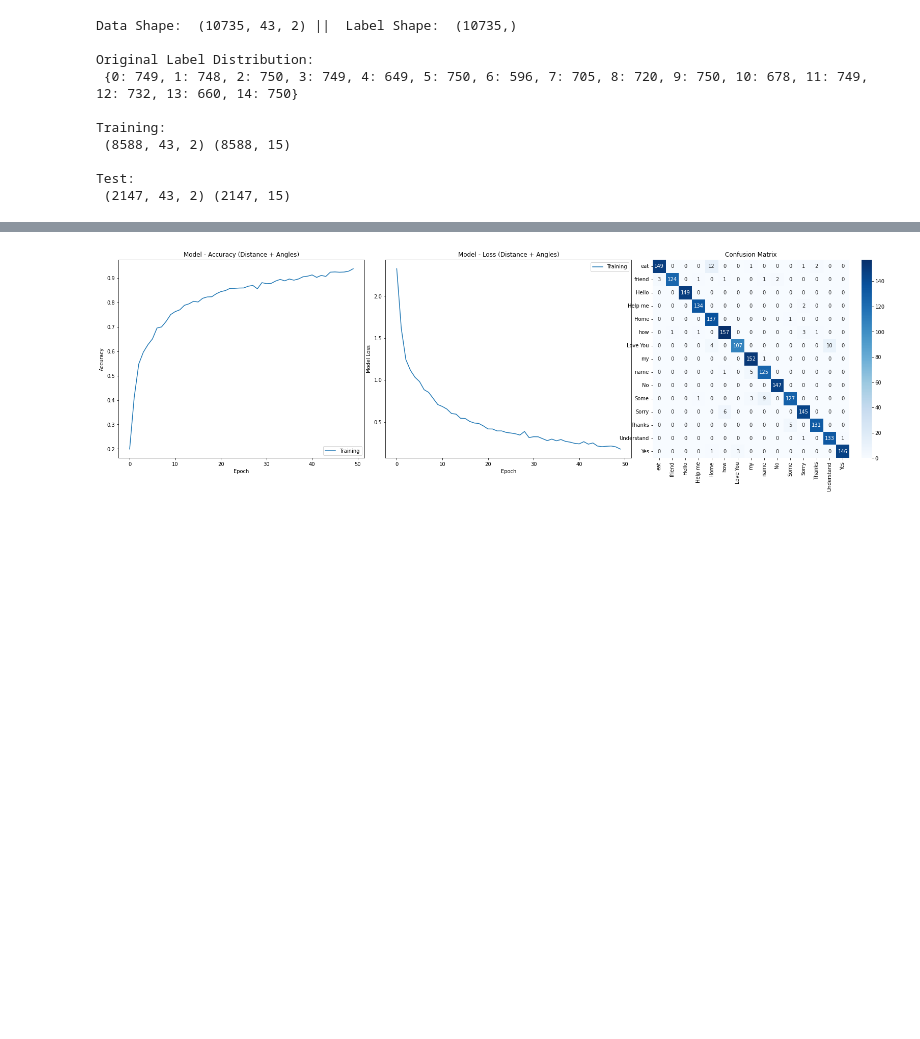
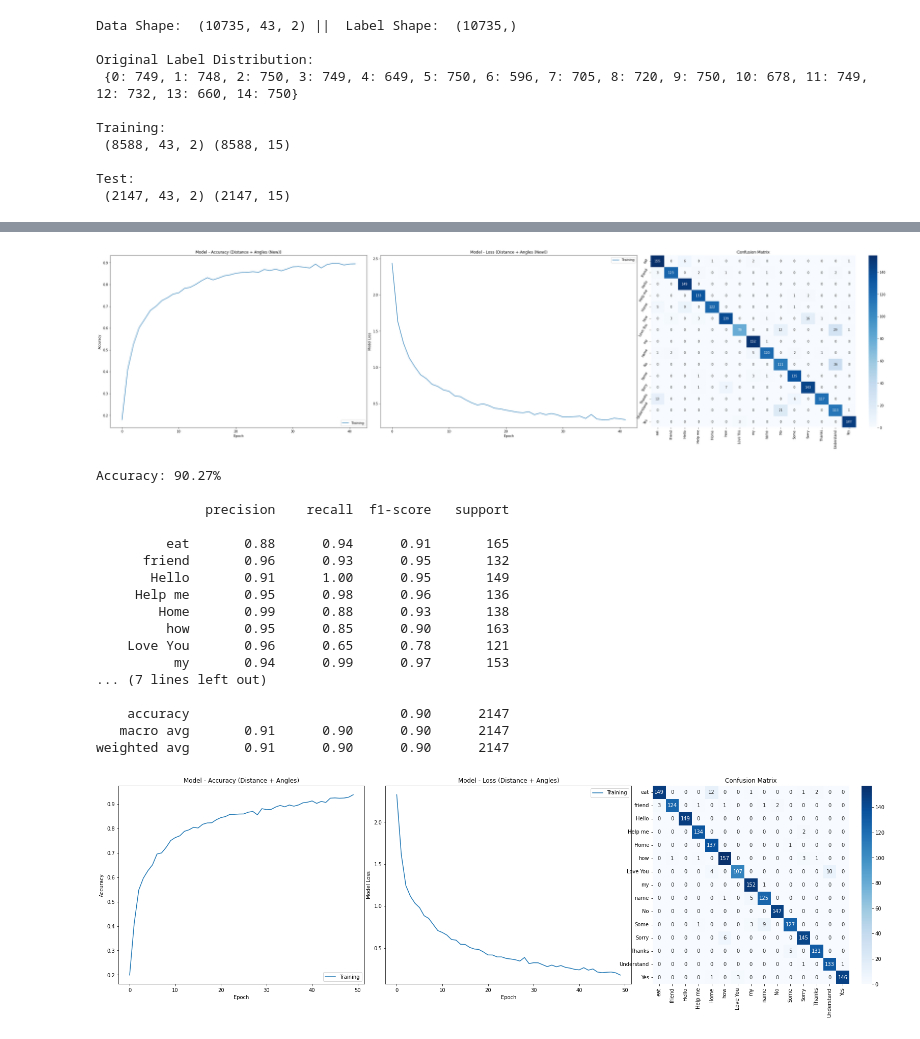
Before and after one commit to Srinivas-Natarajan/Gesture-Recognition-for-Sign-Language-Translation, a Jupyter notebook: ML/Model Training.ipynb, the cells around one changed output, grey strips where cells are left out. Saved outputs shown, nothing was run; the diff lists cells and outputs as text; code cells hidden in the pictures; blank space fills up the shorter version.

```diff
--- a/ML/Model Training.ipynb
+++ b/ML/Model Training.ipynb
@@ -996,10 +1018,10 @@ model_xy.save("./model_saves/gesture_15_model")
 # %% [output]
 INFO:tensorflow:Assets written to: ./model_saves/gesture_15_model\assets
 # %%
-list_of_metrics_gestures['only_Coordinates'] = only_coordinates_results_gestures
+list_of_metrics_gesture['only_Coordinates'] = only_coordinates_results_gestures
 
 with open('data/results_gestures.pkl', 'wb') as f:
-     pickle.dump(list_of_metrics_gestures, f)
+     pickle.dump(list_of_metrics_gesture, f)
 # %%
 import tensorflowjs as tfjs
 tfjs.converters.save_keras_model(model_xy, "./model_saves/gesture_tensorflowjs_model")
@@ -1104,4 +1126,25 @@ Epoch 50/50
 WARNING:tensorflow:Can save best model only with val_loss available, skipping.
+# %%
+distance_angles_results_gestures = evaluate_model(history, X_test, y_test, model_angle_and_distance_gesture, "Distance + Angles (New)", actions)
+# %% [output]
+[figure, added]
+Accuracy: 90.27%
+
+              precision    recall  f1-score   support
+
+         eat       0.88      0.94      0.91       165
+      friend       0.96      0.93      0.95       132
+       Hello       0.91      1.00      0.95       149
+     Help me       0.95      0.98      0.96       136
+        Home       0.99      0.88      0.93       138
+         how       0.95      0.85      0.90       163
+    Love You       0.96      0.65      0.78       121
+          my       0.94      0.99      0.97       153
+... (7 lines left out)
+
+    accuracy                           0.90      2147
+   macro avg       0.91      0.90      0.90      2147
+weighted avg       0.91      0.90      0.90      2147
 # %%
 distance_angles_results_gestures = evaluate_model(history, X_test, y_test, model_angle_and_distance_gesture, "Distance + Angles", actions)
 # %% [output]
```
Also changed, not shown: parts of 16 cells of this notebook.
